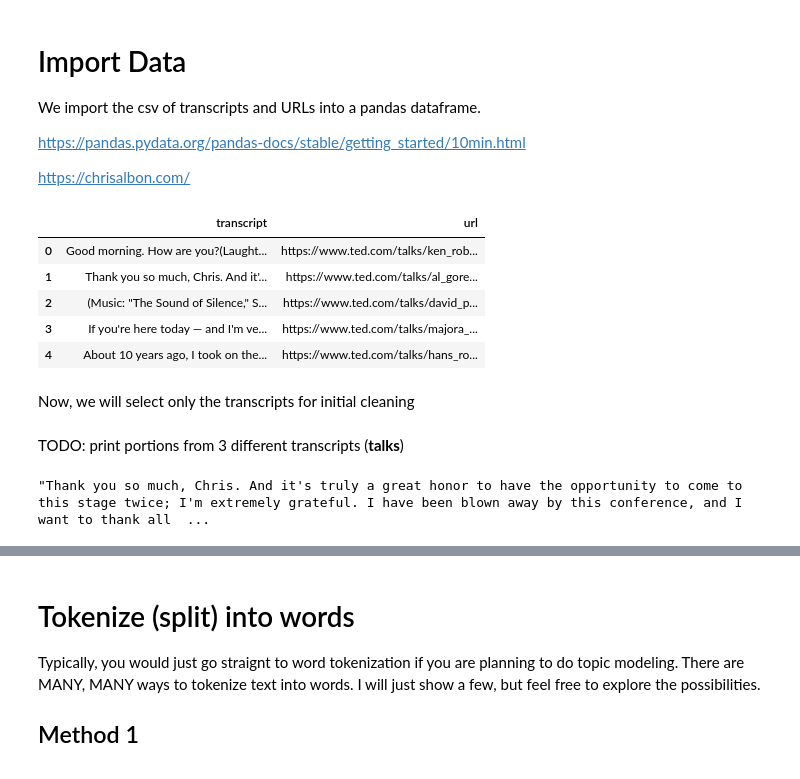
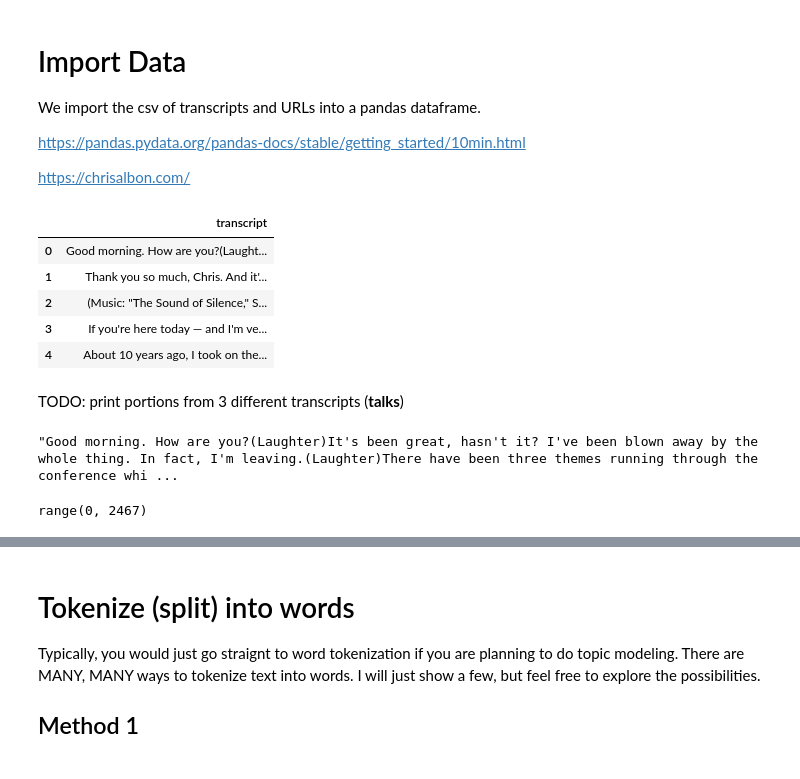
Before and after one commit to 1fmusic/jean_bartik_computing_symposium_rankin, a Jupyter notebook: ted_clean_jbcs.ipynb, the cells around one changed output, grey strips where cells are left out. Cells and saved outputs as stored; diff of their text form; code cells hidden in the pictures.

```diff
--- a/ted_clean_jbcs.ipynb
+++ b/ted_clean_jbcs.ipynb
@@ -84,16 +63,14 @@ https://pandas.pydata.org/pandas-docs/stable/getting_started/10min.html
 
 https://chrisalbon.com/
 # %%
-ted_trans = pd.read_csv('/gdrive/My Drive/JBCS_NLP_intro/transcripts.csv', encoding = "UTF-8")
+talks = pd.read_csv('./data/ted_trans.csv', encoding = "UTF-8", usecols=[ 'transcript'])
 # %%
 # print the first 5 rows using pandas 'head()' method
-ted_trans.head(5)
+talks.head(5)
 # %% [output]
-|  | transcript | url |
-| 0 | Good morning. How are you?(Laught... | https://www.ted.com/talks/ken_rob... |
-| 1 | Thank you so much, Chris. And it'... | https://www.ted.com/talks/al_gore... |
-| 2 | (Music: "The Sound of Silence," S... | https://www.ted.com/talks/david_p... |
-| 3 | If you're here today — and I'm ve... | https://www.ted.com/talks/majora_... |
-| 4 | About 10 years ago, I took on the... | https://www.ted.com/talks/hans_ro... |
+|  | transcript |
+| 0 | Good morning. How are you?(Laught... |
+| 1 | Thank you so much, Chris. And it'... |
+| 2 | (Music: "The Sound of Silence," S... |
+| 3 | If you're here today — and I'm ve... |
+| 4 | About 10 years ago, I took on the... |
-# %% [markdown]
-Now, we will select only the transcripts for initial cleaning
@@ -102,9 +77,12 @@ talks = ted_trans['transcript']
 # %% [markdown]
 TODO: print portions from 3 different transcripts (**talks**)
 # %%
-talks[1][:521]
+talks.loc[0,'transcript'][:521]
 # %% [output]
-"Thank you so much, Chris. And it's truly a great honor to have the opportunity to come to this stage twice; I'm extremely grateful. I have been blown away by this conference, and I want to thank all  ...
+"Good morning. How are you?(Laughter)It's been great, hasn't it? I've been blown away by the whole thing. In fact, I'm leaving.(Laughter)There have been three themes running through the conference whi ...
 # %%
 # number of transcripts you want to analyze (also creates a list of numbers for iteration)
 fileids = range(0,len(talks))
+fileids
+# %% [output]
+range(0, 2467)
```
Also changed, not shown: parts of 24 cells of this notebook, 3 other files.
